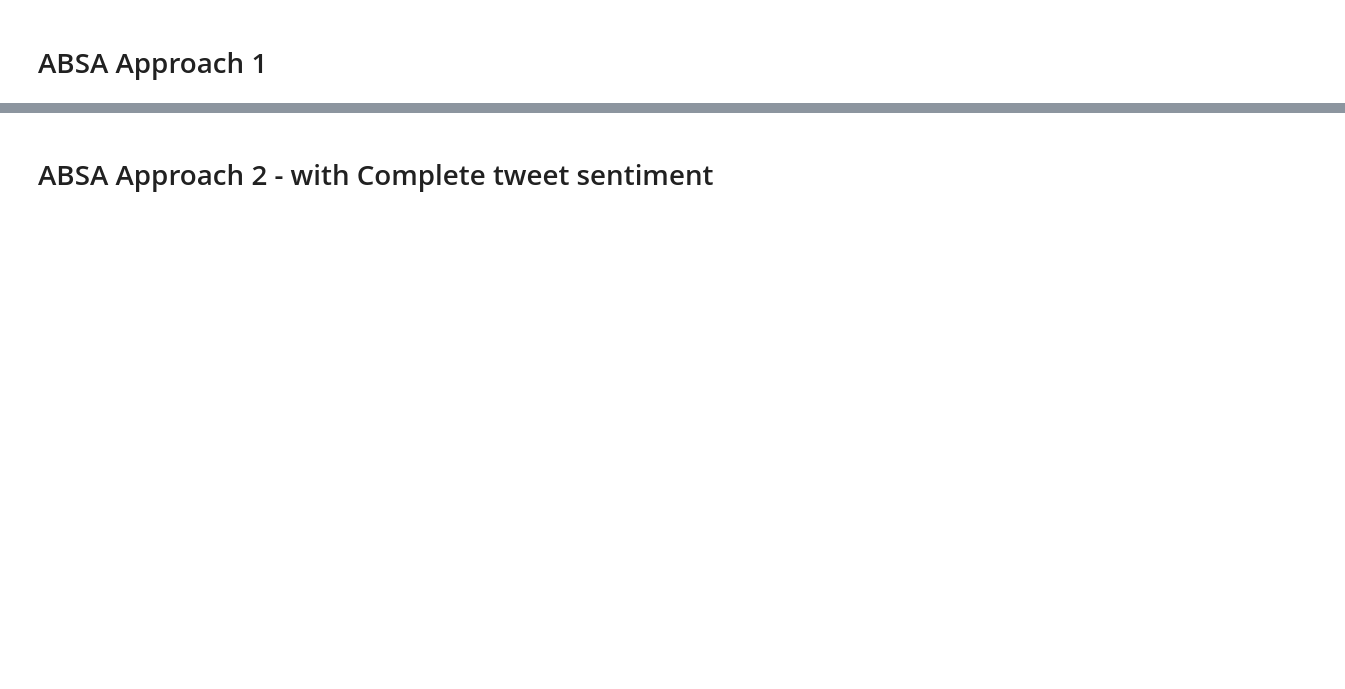
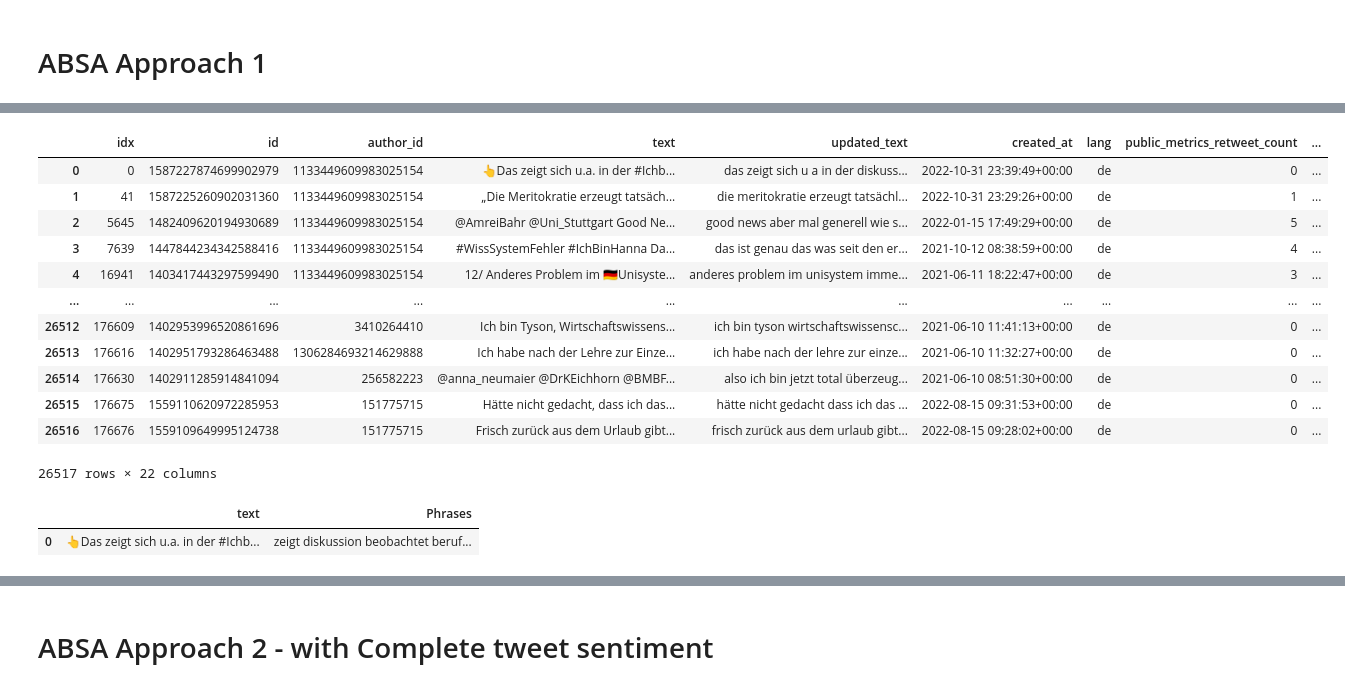
Before and after one commit to jeffyelson/triwizard_ichbinhanna_dbseproject, a Jupyter notebook: Aspect Based Sentiment Analysis/CompleteABSA.ipynb, the cells around one changed output, grey strips where cells are left out. Cells and saved outputs as stored; diff of their text form; code cells hidden in the pictures; blank space fills up the shorter version.

```diff
--- a/Aspect Based Sentiment Analysis/CompleteABSA.ipynb
+++ b/Aspect Based Sentiment Analysis/CompleteABSA.ipynb
@@ -413,0 +421,4 @@ temp
+# %%
+# Divide the tweets into phrases
+df_phrases = convert_to_phrases(df_tweets_with_aspects, aspect_ids)
+df_phrases["Aspect"] = df_tweets_with_aspects[df_tweets_with_aspects["is_aspect"] == 1]["lemma"].to_list()
@@ -413,0 +455,6 @@ temp
+# %%
+df_phrases_updated = df_phrases[['idx','Phrase', 'Aspect']].groupby(['idx'])[['Phrase', 'Aspect']].transform(lambda x: '___'.join(x))
+# %%
+df_phrases_updated = pd.DataFrame({"idx": df_phrases["idx"], "Phrases": df_phrases_updated["Phrase"], "Aspect": df_phrases_updated["Aspect"]})
+df_phrases_updated = df_phrases_updated.drop_duplicates()
+df_phrases_updated
@@ -413,0 +475,23 @@ temp
+# %%
+df = df.merge(df_phrases_updated, on="idx")
+# %%
+df
+# %% [output]
+|  | idx | id | author_id | text | updated_text | created_at | lang | public_metrics_retweet_count | ... |
+| 0 | 0 | 1587227874699902979 | 1133449609983025154 | 👆Das zeigt sich u.a. in der #Ichb... | das zeigt sich u a in der diskuss... | 2022-10-31 23:39:49+00:00 | de | 0 | ... |
+| 1 | 41 | 1587225260902031360 | 1133449609983025154 | „Die Meritokratie erzeugt tatsäch... | die meritokratie erzeugt tatsächl... | 2022-10-31 23:29:26+00:00 | de | 1 | ... |
+| 2 | 5645 | 1482409620194930689 | 1133449609983025154 | @AmreiBahr @Uni_Stuttgart Good Ne... | good news aber mal generell wie s... | 2022-01-15 17:49:29+00:00 | de | 5 | ... |
+| 3 | 7639 | 1447844234342588416 | 1133449609983025154 | #WissSystemFehler #IchBinHanna Da... | das ist genau das was seit den er... | 2021-10-12 08:38:59+00:00 | de | 4 | ... |
+| 4 | 16941 | 1403417443297599490 | 1133449609983025154 | 12/ Anderes Problem im 🇩🇪Unisyste... | anderes problem im unisystem imme... | 2021-06-11 18:22:47+00:00 | de | 3 | ... |
+| ... | ... | ... | ... | ... | ... | ... | ... | ... | ... |
+| 26512 | 176609 | 1402953996520861696 | 3410264410 | Ich bin Tyson, Wirtschaftswissens... | ich bin tyson wirtschaftswissensc... | 2021-06-10 11:41:13+00:00 | de | 0 | ... |
+| 26513 | 176616 | 1402951793286463488 | 1306284693214629888 | Ich habe nach der Lehre zur Einze... | ich habe nach der lehre zur einze... | 2021-06-10 11:32:27+00:00 | de | 0 | ... |
+| 26514 | 176630 | 1402911285914841094 | 256582223 | @anna_neumaier @DrKEichhorn @BMBF... | also ich bin jetzt total überzeug... | 2021-06-10 08:51:30+00:00 | de | 0 | ... |
+| 26515 | 176675 | 1559110620972285953 | 151775715 | Hätte nicht gedacht, dass ich das... | hätte nicht gedacht dass ich das ... | 2022-08-15 09:31:53+00:00 | de | 0 | ... |
+| 26516 | 176676 | 1559109649995124738 | 151775715 | Frisch zurück aus dem Urlaub gibt... | frisch zurück aus dem urlaub gibt... | 2022-08-15 09:28:02+00:00 | de | 0 | ... |
+26517 rows × 22 columns
+# %%
+df[df["idx"] == 0][["text", "Phrases"]]
+# %% [output]
+|  | text | Phrases |
+| 0 | 👆Das zeigt sich u.a. in der #Ichb... | zeigt diskussion beobachtet beruf... |
```
Also changed, not shown: parts of 42 cells of this notebook.
